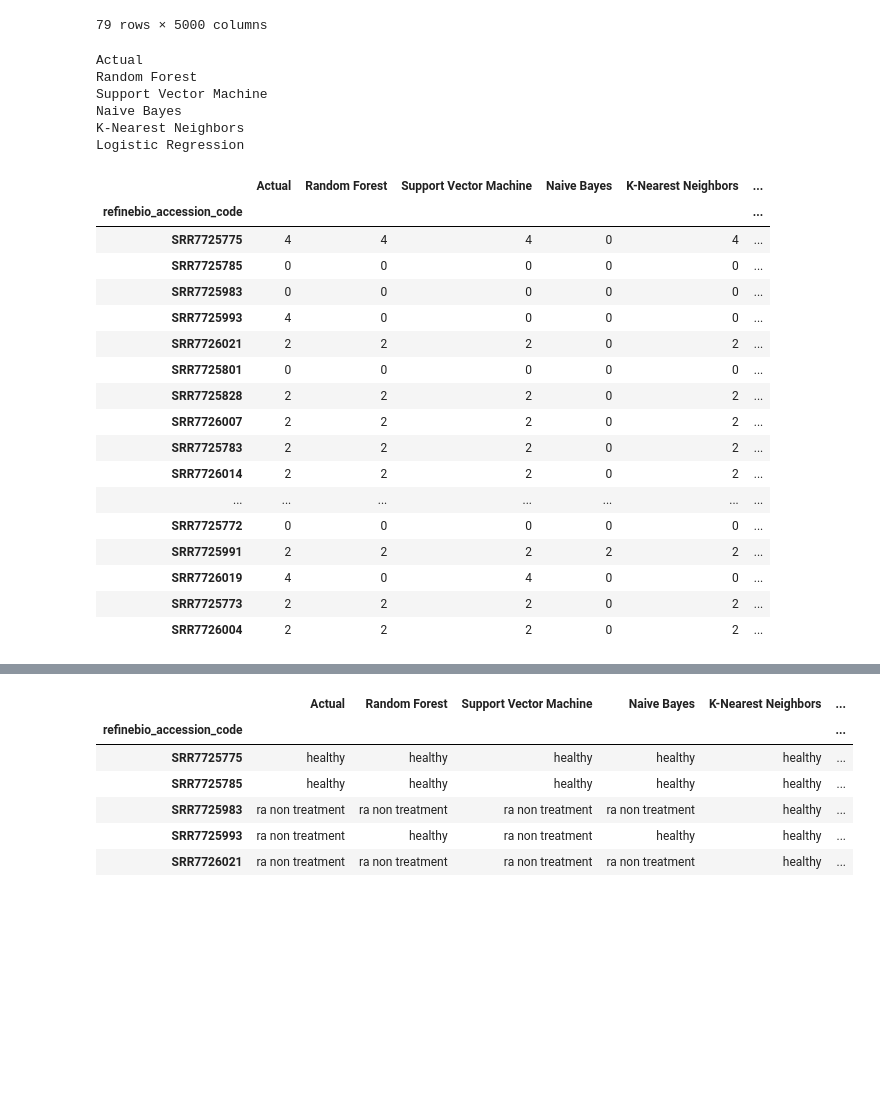
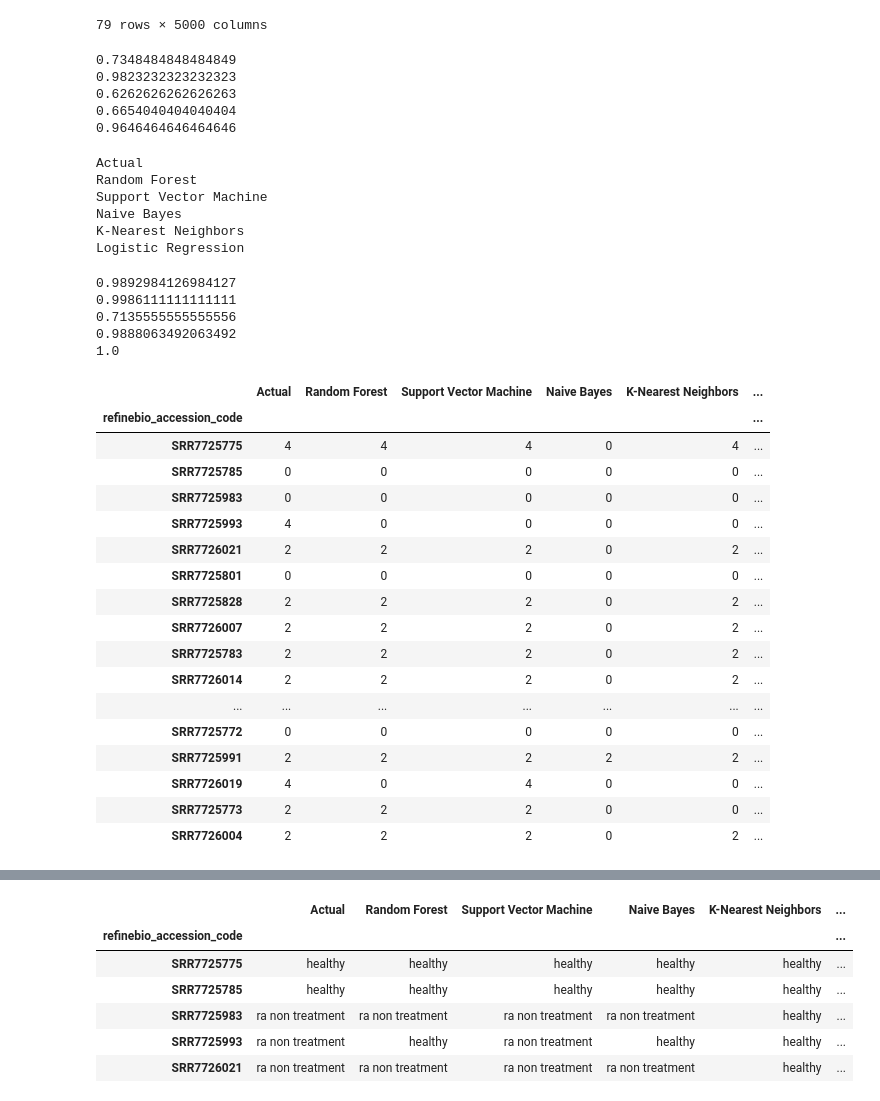
Before and after one commit to marielledoenges/BioInfoAlg_RheumArth, a Jupyter notebook: Bill/assignment4.ipynb, the cells around one changed output, grey strips where cells are left out. Saved outputs shown, nothing was run; the diff lists cells and outputs as text; code cells hidden in the pictures; blank space fills up the shorter version.

```diff
--- a/Bill/assignment4.ipynb
+++ b/Bill/assignment4.ipynb
@@ -398,22 +398,43 @@ from sklearn.linear_model import LogisticRegression
 clf = RandomForestClassifier(max_depth = 2,random_state=0)
 clf.fit(X_train, y_train['Group'])
 rf_pred = clf.predict(X_test)
+y_pred_prob = clf.predict_proba(X_test)
+roc_auc = metrics.roc_auc_score(y_test['Group'], y_pred_prob[:, 1])
+print(roc_auc)
 
 clf = svm.SVC(kernel='linear', probability=True, random_state=20)
 clf.fit(X_train, y_train['Group'])
 svm_pred = clf.predict(X_test)
+y_pred_prob = clf.predict_proba(X_test)
+roc_auc = metrics.roc_auc_score(y_test['Group'], y_pred_prob[:, 1])
+print(roc_auc)
 
 nb = GaussianNB()
 nb.fit(X_train, y_train['Group'])
 nb_pred = nb.predict(X_test)
+y_pred_prob = nb.predict_proba(X_test)
+roc_auc = metrics.roc_auc_score(y_test['Group'],y_pred_prob[:, 1])
+print(roc_auc)
 
-knn = KNeighborsClassifier(n_neighbors=5)
+knn = KNeighborsClassifier(n_neighbors=15)
 knn.fit(X_train, y_train['Group'])
 knn_pred = knn.predict(X_test)
+y_pred_prob = knn.predict_proba(X_test)
+roc_auc = metrics.roc_auc_score(y_test['Group'], y_pred_prob[:, 1])
+print(roc_auc)
 
 lr = LogisticRegression(max_iter=1000, random_state=42)
 lr.fit(X_train, y_train['Group'])
 lr_pred = lr.predict(X_test)
+y_pred_prob = lr.predict_proba(X_test)
+roc_auc = metrics.roc_auc_score(y_test['Group'], y_pred_prob[:, 1])
+print(roc_auc)
+# %% [output]
+0.7348484848484849
+0.9823232323232323
+0.6262626262626263
+0.6654040404040404
+0.9646464646464646
 # %%
 model_matrix_group = pd.DataFrame({'Actual': y_test['Group'],
                             'Random Forest': rf_pred, 'Support Vector Machine': svm_pred,
@@ -448,22 +469,37 @@ model_matrix_group['Number Correct'] = counts
 clf = RandomForestClassifier(max_depth = 2,random_state=0)
 clf.fit(X_train, y_train['Agglomerative Cluster'])
 rf_pred = clf.predict(X_test)
+y_pred_prob = clf.predict_proba(X_test)
+roc_auc = metrics.roc_auc_score(y_test['Agglomerative Cluster'],  y_pred_prob, multi_class = 'ovr')
+print(roc_auc)
 
 clf = svm.SVC(kernel='linear', probability=True, random_state=20)
 clf.fit(X_train, y_train['Agglomerative Cluster'])
 svm_pred = clf.predict(X_test)
+y_pred_prob = clf.predict_proba(X_test)
+roc_auc = metrics.roc_auc_score(y_test['Agglomerative Cluster'],  y_pred_prob, multi_class = 'ovr')
+print(roc_auc)
 
 nb = GaussianNB()
 nb.fit(X_train, y_train['Agglomerative Cluster'])
 nb_pred = nb.predict(X_test)
+y_pred_prob = nb.predict_proba(X_test)
+roc_auc = metrics.roc_auc_score(y_test['Agglomerative Cluster'], y_pred_prob, multi_class = 'ovr')
+print(roc_auc)
 
-knn = KNeighborsClassifier(n_neighbors=5)
+knn = KNeighborsClassifier(n_neighbors=15)
 knn.fit(X_train, y_train['Agglomerative Cluster'])
 knn_pred = knn.predict(X_test)
+y_pred_prob = knn.predict_proba(X_test)
+roc_auc = metrics.roc_auc_score(y_test['Agglomerative Cluster'],  y_pred_prob, multi_class = 'ovr')
+print(roc_auc)
 
 lr = LogisticRegression(max_iter=1000, random_state=42)
 lr.fit(X_train, y_train['Agglomerative Cluster'])
 lr_pred = lr.predict(X_test)
+y_pred_prob = lr.predict_proba(X_test)
+roc_auc = metrics.roc_auc_score(y_test['Agglomerative Cluster'],  y_pred_prob, multi_class = 'ovr')
+print(roc_auc)
 
 model_matrix_a = pd.DataFrame({'Actual': y_test['Agglomerative Cluster'],
                             'Random Forest': rf_pred, 'Support Vector Machine': svm_pred,
@@ -477,34 +513,39 @@ for row_name in model_matrix_a.index:
     if row['Actual'] == row['Random Forest']:
         counter += 1
     if row['Actual'] == row['Support Vector Machine']:
         counter += 1
     if row['Actual'] == row['Naive Bayes']:
         counter += 1
     if row['Actual'] == row['K-Nearest Neighbors']:
         counter += 1
     if row['Actual'] == row['Logistic Regression']:
         counter += 1
     counts.append(counter)
 model_matrix_a['Number Correct'] = counts
 model_matrix_a
 # %% [output]
+0.9892984126984127
+0.9986111111111111
+0.7135555555555556
+0.9888063492063492
+1.0
 |  | Actual | Random Forest | Support Vector Machine | Naive Bayes | K-Nearest Neighbors | ... |
 | refinebio_accession_code |  |  |  |  |  | ... |
 | SRR7725775 | 4 | 4 | 4 | 0 | 4 | ... |
 | SRR7725785 | 0 | 0 | 0 | 0 | 0 | ... |
 | SRR7725983 | 0 | 0 | 0 | 0 | 0 | ... |
 | SRR7725993 | 4 | 0 | 0 | 0 | 0 | ... |
 | SRR7726021 | 2 | 2 | 2 | 0 | 2 | ... |
 | SRR7725801 | 0 | 0 | 0 | 0 | 0 | ... |
 | SRR7725828 | 2 | 2 | 2 | 0 | 2 | ... |
 | SRR7726007 | 2 | 2 | 2 | 0 | 2 | ... |
 | SRR7725783 | 2 | 2 | 2 | 0 | 2 | ... |
 | SRR7726014 | 2 | 2 | 2 | 0 | 2 | ... |
 | ... | ... | ... | ... | ... | ... | ... |
 | SRR7725772 | 0 | 0 | 0 | 0 | 0 | ... |
 | SRR7725991 | 2 | 2 | 2 | 2 | 2 | ... |
 | SRR7726019 | 4 | 0 | 4 | 0 | 0 | ... |
-| SRR7725773 | 2 | 2 | 2 | 0 | 2 | ... |
+| SRR7725773 | 2 | 2 | 2 | 0 | 0 | ... |
 | SRR7726004 | 2 | 2 | 2 | 0 | 2 | ... |
 # %%
 clf = RandomForestClassifier(max_depth = 2,random_state=0)
```
Also changed, not shown: parts of 11 cells of this notebook.
